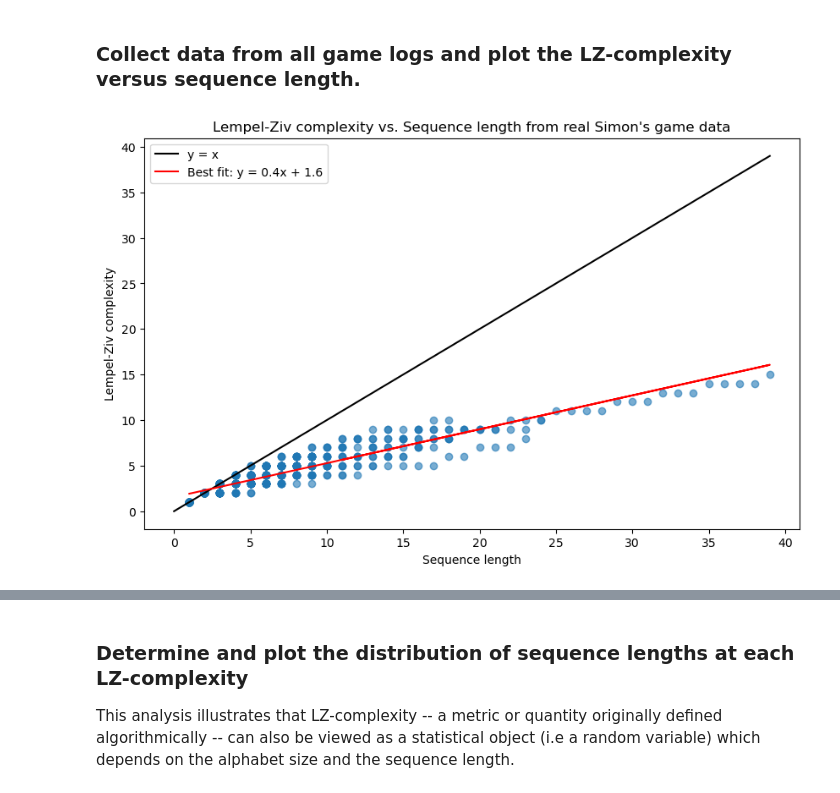
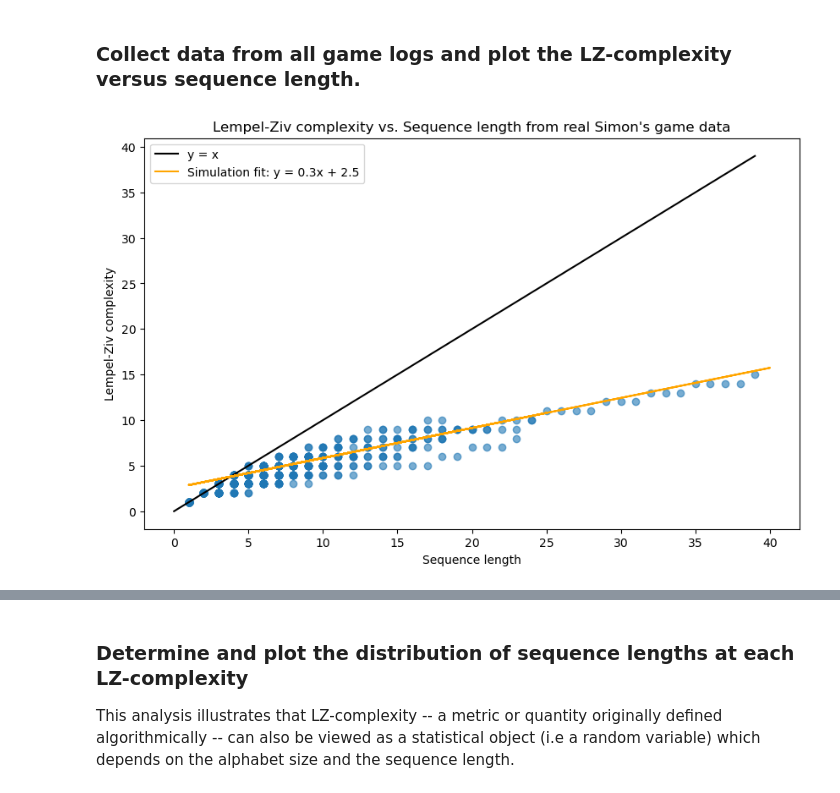
Before and after one commit to qsimeon/PSY1401Projects, a Jupyter notebook: final_project/LempelZivScheme.ipynb, the cells around one changed output, grey strips where cells are left out. Drawn from its saved outputs; the diff is of its cells as text; code cells hidden in the pictures.

```diff
--- a/final_project/LempelZivScheme.ipynb
+++ b/final_project/LempelZivScheme.ipynb
@@ -313,38 +361,48 @@ for session in all_sessions_data:
 # plt.plot(lengths, a * np.array(lengths) + b, label=best_fit_label, color="red")
 # # plt.plot(lengths, 0.3 * np.array(lengths) + 2.5, label="Simulation fit", color="orange") # Simulation fit
 # plt.xlabel("Sequence length")
 # plt.ylabel("Lempel-Ziv complexity")
 # plt.title("Lempel-Ziv complexity vs. Sequence length from real Simon's game data")
 # # Set legend to only show the y=x line and best fit line
 # plt.legend()
 # plt.show()
 
 # Because of the way the Simons game is played, actually all subsequences of the longest sequence are also valid sequences.
 # This means that the Lempel-Ziv complexity of the longest sequence is actually the maximum possible complexity for that game.
 
 _sequences_, _lengths_, _scores_ = [], [], []
 for seq in sequences:
     for _ in range(1, len(seq)):
         s = seq[:_]
         _sequences_.append(s)
         l = len(s)
         _lengths_.append(l)
         r = round(lempel_ziv_complexity(s), 3)
         _scores_.append(r)
 
+# Plot the human player results
 plt.figure(figsize=(10, 6))
 plt.scatter(_lengths_, _scores_, alpha=0.6)
-max_len = max(_lengths_)
-plt.plot([0, max_len], [0, max_len], label="y = x", color="k")
-a, b = np.polyfit(_lengths_, _scores_, 1)
-a_rounded = round(a, 1)
-b_rounded = round(b, 1)
-_best_fit_label_ = f"Best fit: y = {a_rounded}x + {b_rounded}"
-plt.plot(_lengths_, a * np.array(_lengths_) + b, label=_best_fit_label_, color="red")
+# Plot y=x line
+_max_len_ = max(_lengths_)
+plt.plot([0, _max_len_], [0, _max_len_], label="y = x", color="k")
+# Calculate best fit line parameters
+_a_, _b_ = np.polyfit(_lengths_, _scores_, 1)
+# Round the slope and intercept to 1 decimal place
+_a_rounded_ = round(_a_, 1)
+_b_rounded_ = round(_b_, 1)
+# Create label string for the best fit line
+# _best_fit_label_ = f"Real data fit: y = {_a_rounded_}x + {_b_rounded_}"
+# Plot best fit line (for real and simulated data) with the equation in the label
+# plt.plot(
+#     _lengths_, _a_ * np.array(_lengths_) + _b_, label=_best_fit_label_, color="red"
+# )
+plt.plot(lengths, a * np.array(lengths) + b, label=best_fit_label, color="orange")
 plt.xlabel("Sequence length")
 plt.ylabel("Lempel-Ziv complexity")
 plt.title("Lempel-Ziv complexity vs. Sequence length from real Simon's game data")
+# Set legend to only show the y=x line and best fit line
 plt.legend()
 plt.show()
 # %% [output]
-[figure, old version]
+[figure, new version]
```
Also changed, not shown: parts of 6 cells of this notebook.
